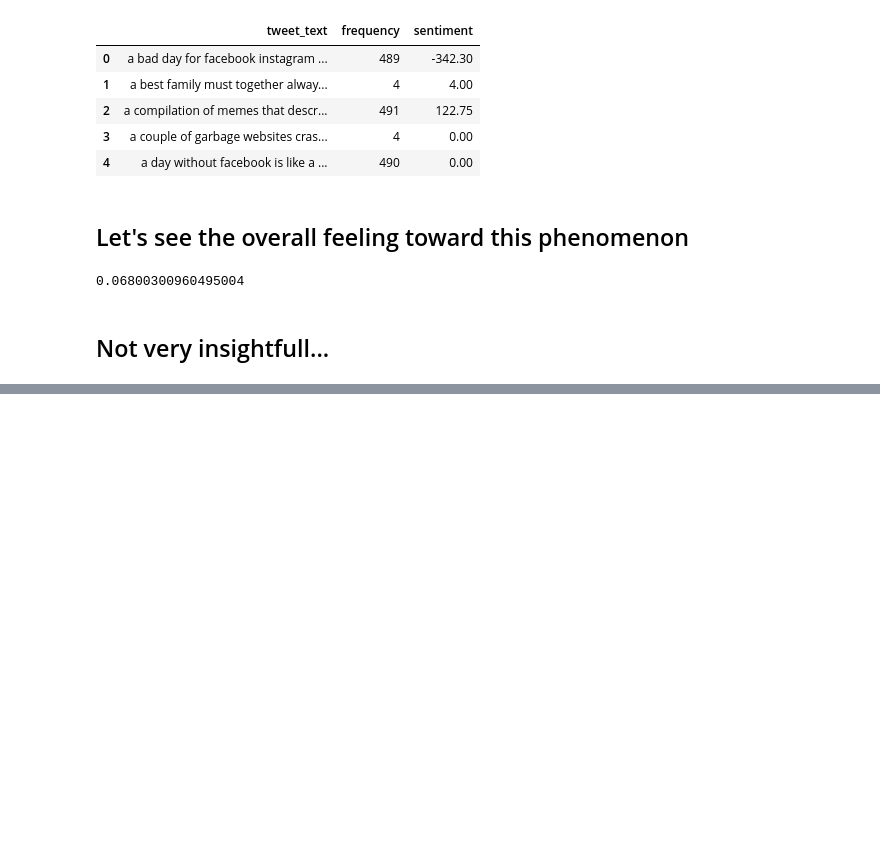
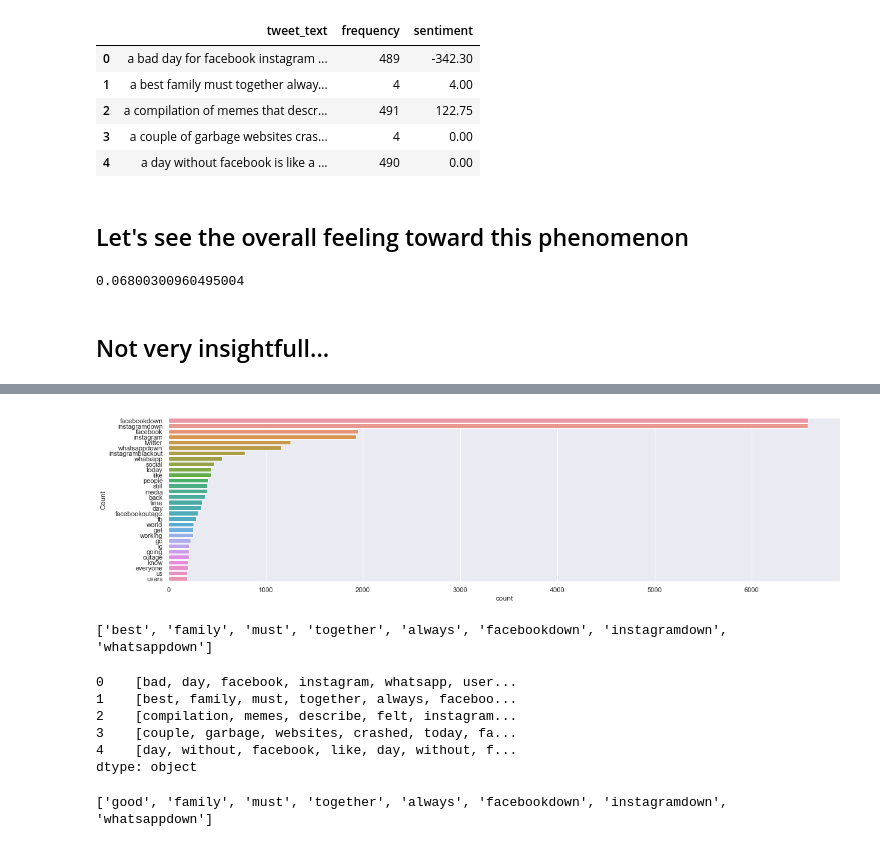
Before and after one commit to AmineHosni/FacebookDown-Sentiment-Analaysis, a Jupyter notebook: EDA.ipynb, the cells around one changed output, grey strips where cells are left out. Saved outputs shown, nothing was run; the diff lists cells and outputs as text; code cells hidden in the pictures; blank space fills up the shorter version.

```diff
--- a/EDA.ipynb
+++ b/EDA.ipynb
@@ -265,0 +295,13 @@ sum(tweets_freq['sentiment'])/sum(tweets_freq['frequency'])
+# %%
+from nltk.corpus import stopwords
+stop_words = stopwords.words('english')
+# %%
+def remove_stopwords(rev):
+  rev_new = " ".join([i for i in rev if i not in stop_words])
+  return rev_new
+# %%
+tweets = [remove_stopwords(r.split()) for r in tweets_freq['tweet_text']]
+# %%
+freq_words(tweets)
+# %% [output]
+[figure, added]
@@ -265,0 +317,19 @@ sum(tweets_freq['sentiment'])/sum(tweets_freq['frequency'])
+# %%
+tokenized_tweets = pd.Series(tweets).apply(lambda x: x.split())
+print(tokenized_tweets[1])
+# %% [output]
+['best', 'family', 'must', 'together', 'always', 'facebookdown', 'instagramdown', 'whatsappdown']
+# %%
+tokenized_tweets.head()
+# %% [output]
+0    [bad, day, facebook, instagram, whatsapp, user...
+1    [best, family, must, together, always, faceboo...
+2    [compilation, memes, describe, felt, instagram...
+3    [couple, garbage, websites, crashed, today, fa...
+4    [day, without, facebook, like, day, without, f...
+dtype: object
+# %%
+lemmatized_tweets = lemmatization(tokenized_tweets)
+print(lemmatized_tweets[1])
+# %% [output]
+['good', 'family', 'must', 'together', 'always', 'facebookdown', 'instagramdown', 'whatsappdown']
```
Also changed, not shown: parts of 6 cells of this notebook, 1 other file.
